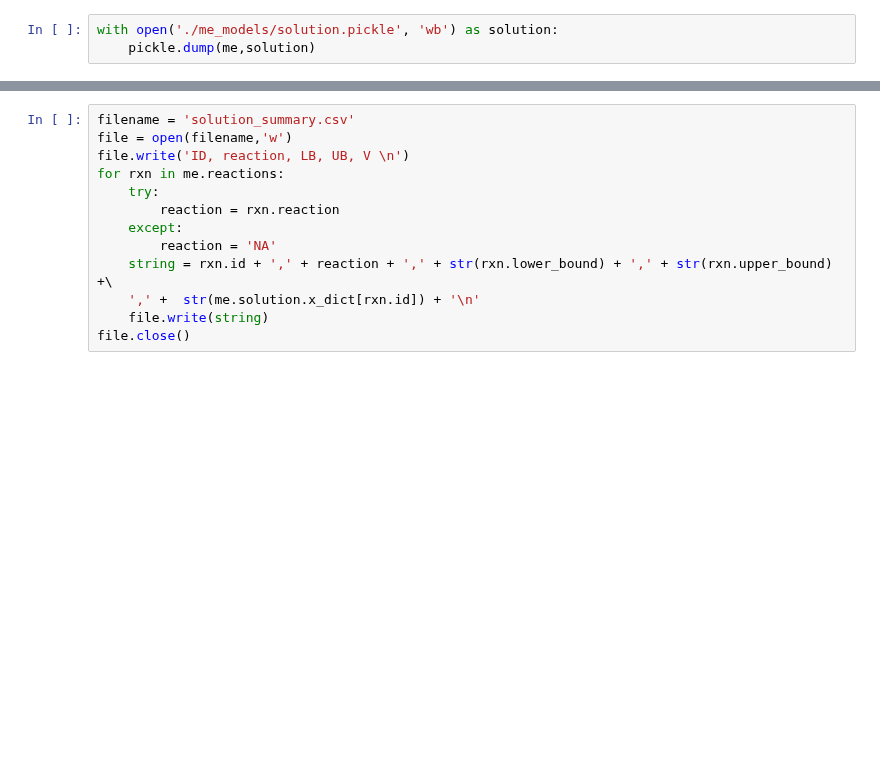
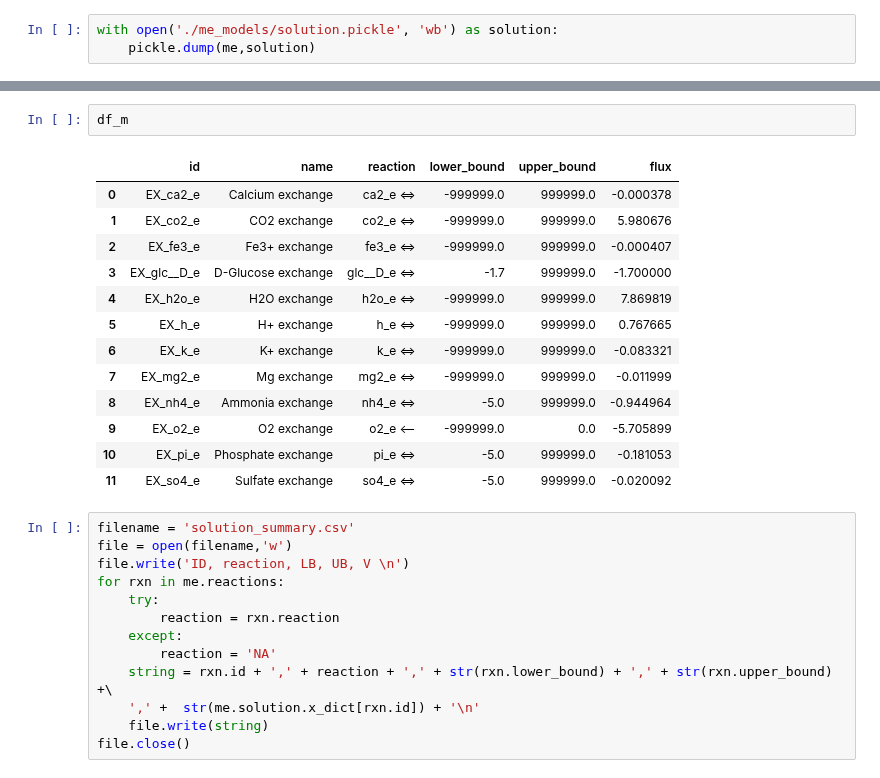
Before and after one commit to jdtibochab/bacillusme, a Jupyter notebook: ecolime/solve_demo.ipynb, the cells around one changed output, grey strips where cells are left out. Cells and saved outputs as stored; diff of their text form; blank space fills up the shorter version.

```diff
--- a/ecolime/solve_demo.ipynb
+++ b/ecolime/solve_demo.ipynb
@@ -99,3 +109,19 @@ with open('./me_models/solution.pickle', 'wb') as solution:
+# %%
+df_m
+# %% [output]
+|  | id | name | reaction | lower_bound | upper_bound | flux |
+| 0 | EX_ca2_e | Calcium exchange | ca2_e <=> | -999999.0 | 999999.0 | -0.000378 |
+| 1 | EX_co2_e | CO2 exchange | co2_e <=> | -999999.0 | 999999.0 | 5.980676 |
+| 2 | EX_fe3_e | Fe3+ exchange | fe3_e <=> | -999999.0 | 999999.0 | -0.000407 |
+| 3 | EX_glc__D_e | D-Glucose exchange | glc__D_e <=> | -1.7 | 999999.0 | -1.700000 |
+| 4 | EX_h2o_e | H2O exchange | h2o_e <=> | -999999.0 | 999999.0 | 7.869819 |
+| 5 | EX_h_e | H+ exchange | h_e <=> | -999999.0 | 999999.0 | 0.767665 |
+| 6 | EX_k_e | K+ exchange | k_e <=> | -999999.0 | 999999.0 | -0.083321 |
+| 7 | EX_mg2_e | Mg exchange | mg2_e <=> | -999999.0 | 999999.0 | -0.011999 |
+| 8 | EX_nh4_e | Ammonia exchange | nh4_e <=> | -5.0 | 999999.0 | -0.944964 |
+| 9 | EX_o2_e | O2 exchange | o2_e <-- | -999999.0 | 0.0 | -5.705899 |
+| 10 | EX_pi_e | Phosphate exchange | pi_e <=> | -5.0 | 999999.0 | -0.181053 |
+| 11 | EX_so4_e | Sulfate exchange | so4_e <=> | -5.0 | 999999.0 | -0.020092 |
 # %%
 filename = 'solution_summary.csv'
 file = open(filename,'w')
```
Also changed, not shown: parts of 6 cells of this notebook, 15 other files.
